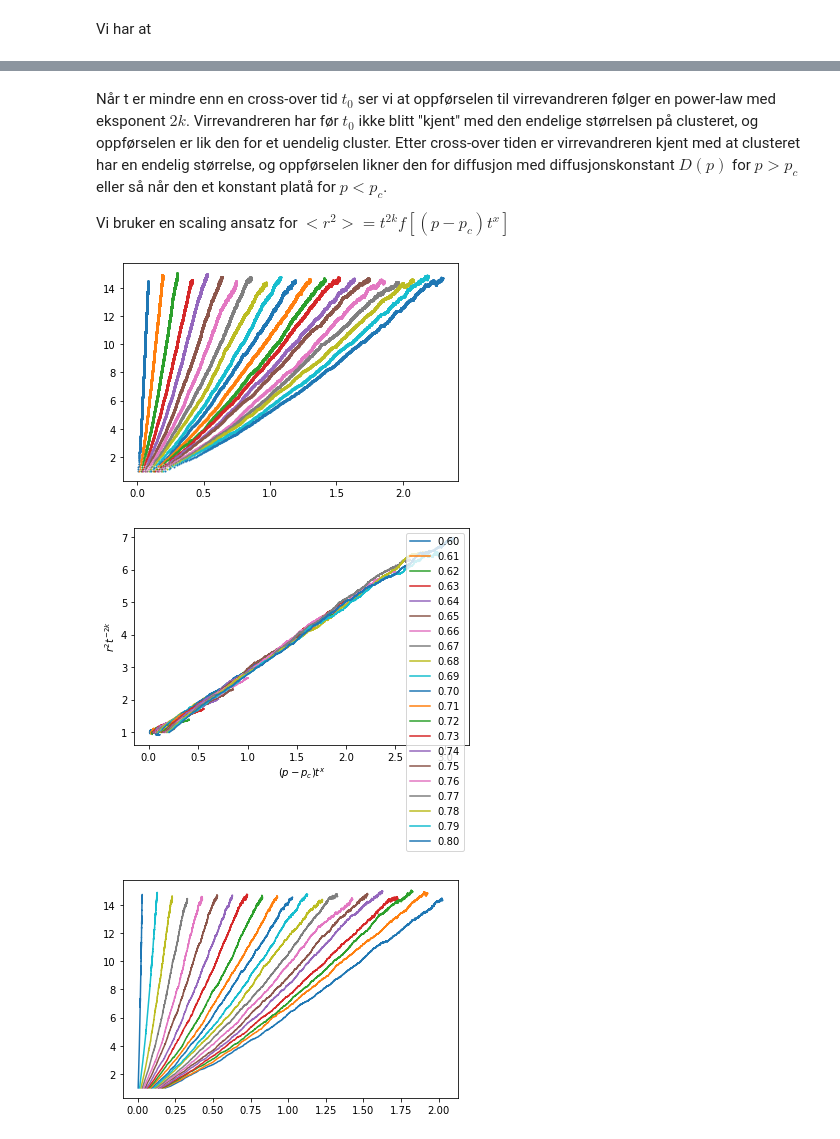
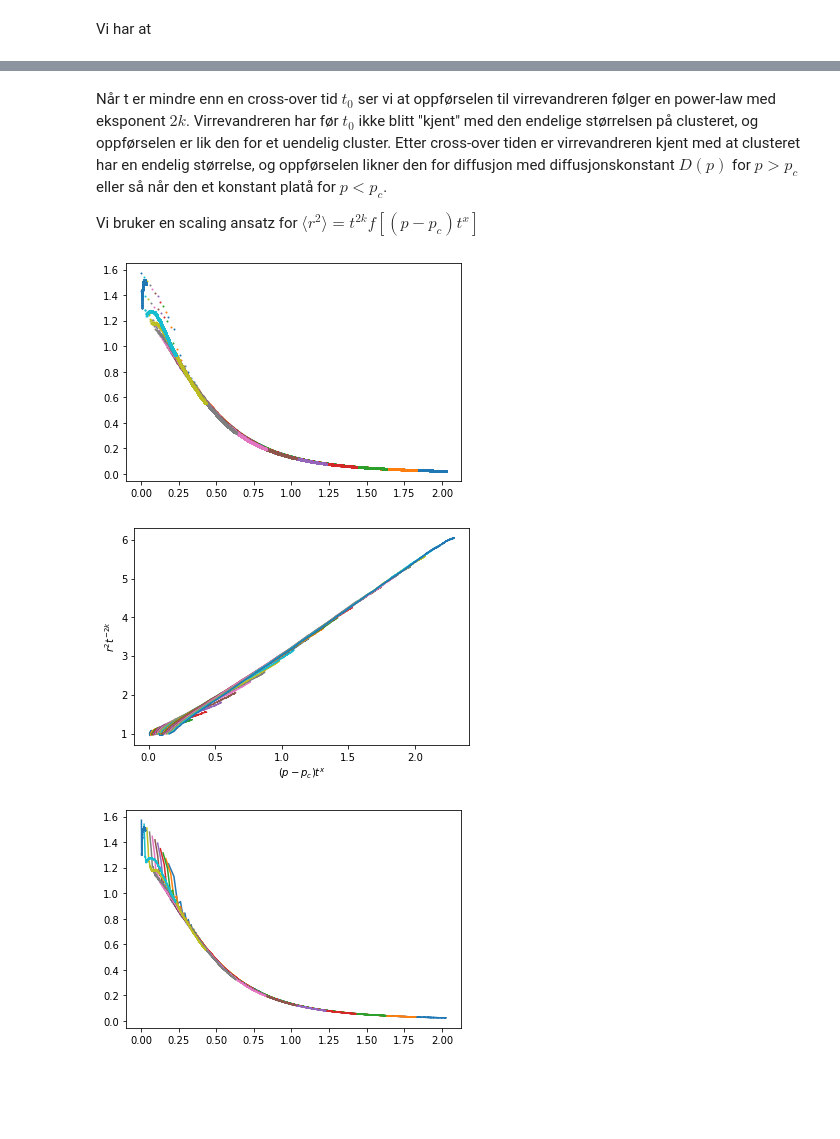
Before and after one commit to chdre/FYS4460, a Jupyter notebook: Untitled Folder 1/Untitled.ipynb, the cells around one changed output, grey strips where cells are left out. Saved outputs shown, nothing was run; the diff lists cells and outputs as text; code cells hidden in the pictures; blank space fills up the shorter version.

```diff
--- a/Untitled Folder 1/Untitled.ipynb
+++ b/Untitled Folder 1/Untitled.ipynb
@@ -271,20 +275,38 @@ print(slope)
 # %% [markdown]
 Når t er mindre enn en cross-over tid $t_0$ ser vi at oppførselen til virrevandreren følger en power-law med eksponent $2k$. Virrevandreren har før $t_0$ ikke blitt "kjent" med den endelige størrelsen på clusteret, og oppførselen er lik den for et uendelig cluster. Etter cross-over tiden er virrevandreren kjent med at clusteret har en endelig størrelse, og oppførselen likner den for diffusjon med diffusjonskonstant $D(p)$ for $p > p_c$ eller så når den et konstant platå for $p < p_c$.
 
-Vi bruker en scaling ansatz for  $<r^2> = t^{2k} f[(p - p_c)t^x]$
+Vi bruker en scaling ansatz for  $\langle r^2 \rangle = t^{2k} f[(p - p_c)t^x]$
 # %%
 beta = 5 / 36
 nu = 4 / 3
-mu = mu_p2
+mu = 1.3
 k = 0.5 * (1 - mu / (2 * nu + mu - beta))
 x = 1 / (2 * nu + mu - beta)
 
-for i, d in enumerate(disps):
-    t = np.arange(len(d))[1:]
-    xx = d[1:] * t ** (- 2 * k)
-    yy = (p2[i] - pc) * t ** x
+for i, r2 in enumerate(disps):
+    t = np.arange(len(r2))[1:]
+    xx = r2[1:] * t ** (- 2 * k)
+    yy = (pc - p1[i]) * t ** x
     plt.plot(yy, xx, 'o', markersize=1)
 plt.show()
 # %% [output]
-[figure, old version]
+[figure, new version]
+# %%
+beta = 5 / 36
+nu = 4 / 3
+mu = mu_p2
+k = 0.5 * (1 - mu / (2 * nu + mu - beta))
+x = (1 - 2 * k) / mu
+
+for i, r2 in enumerate(disps2):
+    t = np.arange(len(r2))[1:]
+    xx = r2[1:] * t ** (- 2 * k)
+    yy = (p2[i] - pc) * t ** x
+    plt.plot(yy, xx, label=f'{p2[i]:.2f}')# 'o', markersize=2)
+plt.xlabel('$(p-p_c)t^x$')
+plt.ylabel('$r^2t^{-2k}$')
+# plt.legend()
+plt.show()
+# %% [output]
+[figure, added]
 # %%
@@ -305,18 +327,16 @@ disps3 = func3()
 # %%
 beta = 5 / 36
 nu = 4 / 3
-mu = mu_p1
+mu = 1.3
 k = 0.5 * (1 - mu / (2 * nu + mu - beta))
-x = (1 - 2 * k) / mu
+x = 1 / (2 * nu + mu - beta)
 
-for i, d in enumerate(disps2):
-    t = np.arange(len(d))[1:]
-    xx = d[1:] * t ** (- 2 * k)
-    yy = (p2[i] - pc) * t ** x
-    plt.plot(yy, xx, label=f'{p2[i]:.2f}')# 'o', markersize=2)
-plt.xlabel('$(p-p_c)t^x$')
-plt.ylabel('$r^2t^{-2k}$')
-plt.legend()
+
+for i, r2 in enumerate(disps):
+    t = np.arange(len(r2))[1:]
+    xx = (r2[1:] * t ** (- 2 * k))
+    yy = ((pc - p1[i]) * t ** x)
+    plt.plot(yy, xx, markersize=1)
 plt.show()
 # %% [output]
-[figure, old version]
+[figure, new version]
@@ -334,16 +342,0 @@ for i, pi in tqdm(enumerate(p4)):
-# %%
-beta = 5 / 36
-nu = 4 / 3
-mu = 1.30
-k = 0.5 * (1 - mu / (2 * nu + mu - beta))
-x = 1 / (2 * nu + mu - beta)
-
-
-for i, d in enumerate(disps):
-    t = np.arange(len(d))[1:]
-    xx = (d[1:] * t ** (- 2 * k))
-    yy = ((pc - p1[i]) * t ** x)
-    plt.plot(yy, xx, markersize=1)
-plt.show()
-# %% [output]
-[figure, removed]
```
Also changed, not shown: parts of 19 cells of this notebook.
